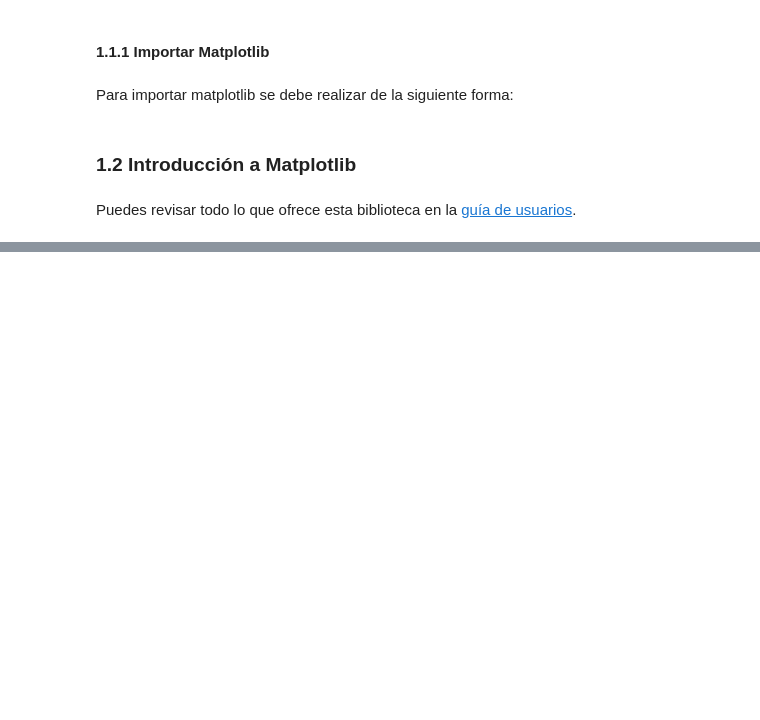
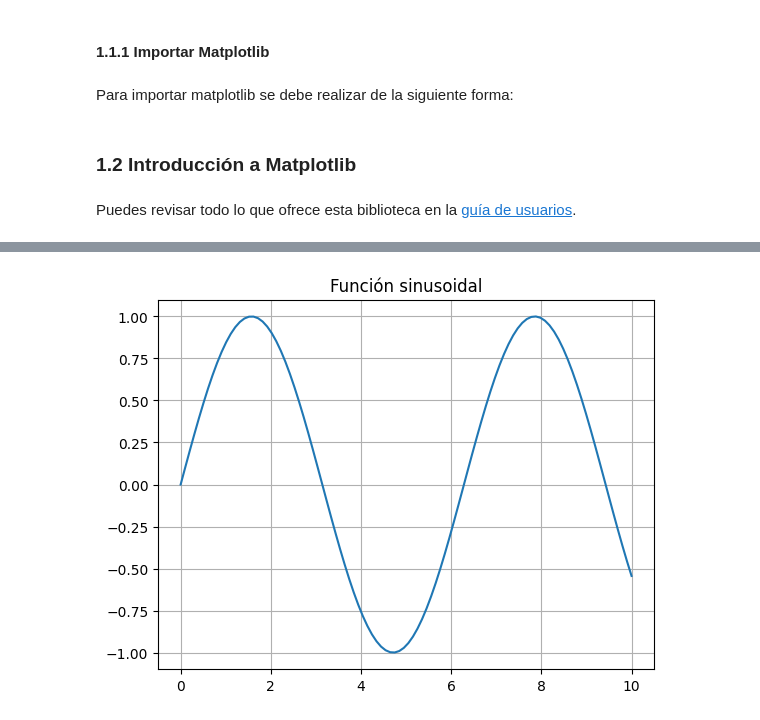
Before and after one commit to GbrlOl/programacion-2, a Jupyter notebook: clases/clase_7_matplotlib.ipynb, the cells around one changed output, grey strips where cells are left out. Cells and saved outputs as stored; diff of their text form; code cells hidden in the pictures; blank space fills up the shorter version.

```diff
--- a/clases/clase_7_matplotlib.ipynb
+++ b/clases/clase_7_matplotlib.ipynb
@@ -30,0 +53,7 @@ Puedes revisar todo lo que ofrece esta biblioteca en la [guía de usuarios](http
+# %%
+plt.plot(x, y)
+plt.title("Función sinusoidal") # Podemos añadir un título
+plt.grid()
+plt.show()
+# %% [output]
+[figure, added]
```
Also changed, not shown: parts of 28 cells of this notebook.
